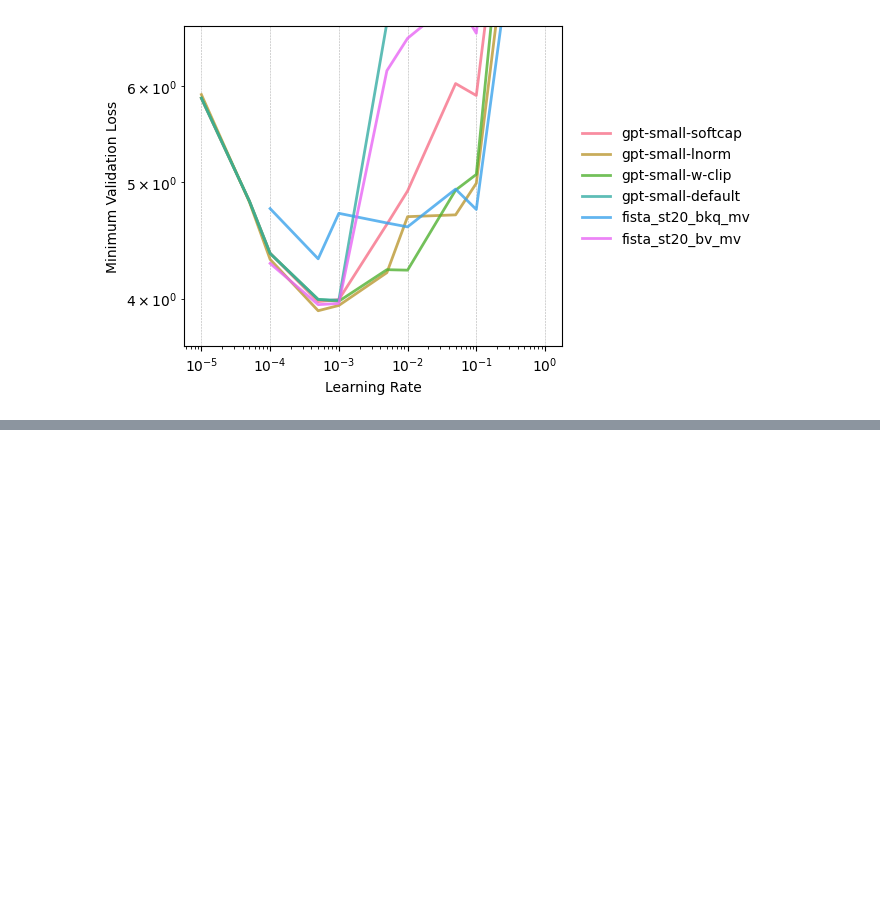
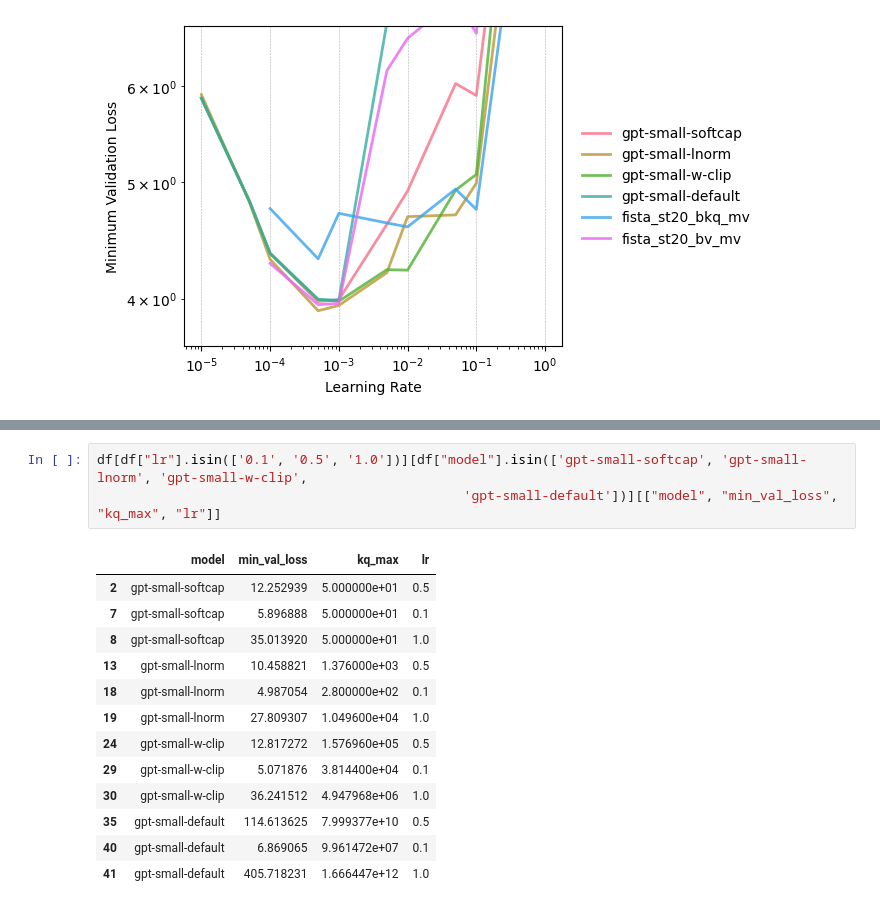
Before and after one commit to gowerrobert/GPT-opt, a Jupyter notebook: sweeps/sweep_lr_baselines.ipynb, the cells around one changed output, grey strips where cells are left out. Saved outputs shown, nothing was run; the diff lists cells and outputs as text; blank space fills up the shorter version.

```diff
--- a/sweeps/sweep_lr_baselines.ipynb
+++ b/sweeps/sweep_lr_baselines.ipynb
@@ -99,0 +115,17 @@ plot_lr_sweep_over_models(df[df["model"].isin(['gpt-small-softcap', 'gpt-small-l
+# %%
+df[df["lr"].isin(['0.1', '0.5', '1.0'])][df["model"].isin(['gpt-small-softcap', 'gpt-small-lnorm', 'gpt-small-w-clip',
+                                               'gpt-small-default'])][["model", "min_val_loss", "kq_max", "lr"]]
+# %% [output]
+|  | model | min_val_loss | kq_max | lr |
+| 2 | gpt-small-softcap | 12.252939 | 5.000000e+01 | 0.5 |
+| 7 | gpt-small-softcap | 5.896888 | 5.000000e+01 | 0.1 |
+| 8 | gpt-small-softcap | 35.013920 | 5.000000e+01 | 1.0 |
+| 13 | gpt-small-lnorm | 10.458821 | 1.376000e+03 | 0.5 |
+| 18 | gpt-small-lnorm | 4.987054 | 2.800000e+02 | 0.1 |
+| 19 | gpt-small-lnorm | 27.809307 | 1.049600e+04 | 1.0 |
+| 24 | gpt-small-w-clip | 12.817272 | 1.576960e+05 | 0.5 |
+| 29 | gpt-small-w-clip | 5.071876 | 3.814400e+04 | 0.1 |
+| 30 | gpt-small-w-clip | 36.241512 | 4.947968e+06 | 1.0 |
+| 35 | gpt-small-default | 114.613625 | 7.999377e+10 | 0.5 |
+| 40 | gpt-small-default | 6.869065 | 9.961472e+07 | 0.1 |
+| 41 | gpt-small-default | 405.718231 | 1.666447e+12 | 1.0 |
```
Also changed, not shown: parts of 5 cells of this notebook, 11 other files.
